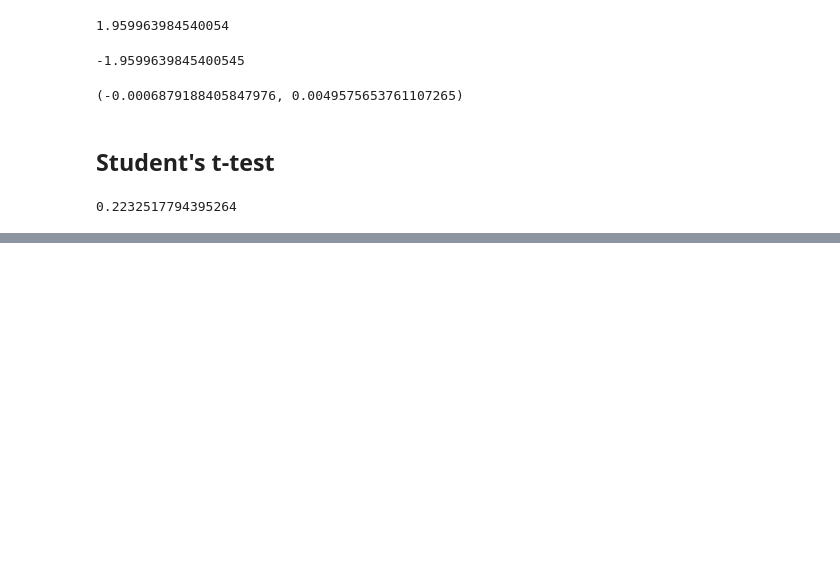
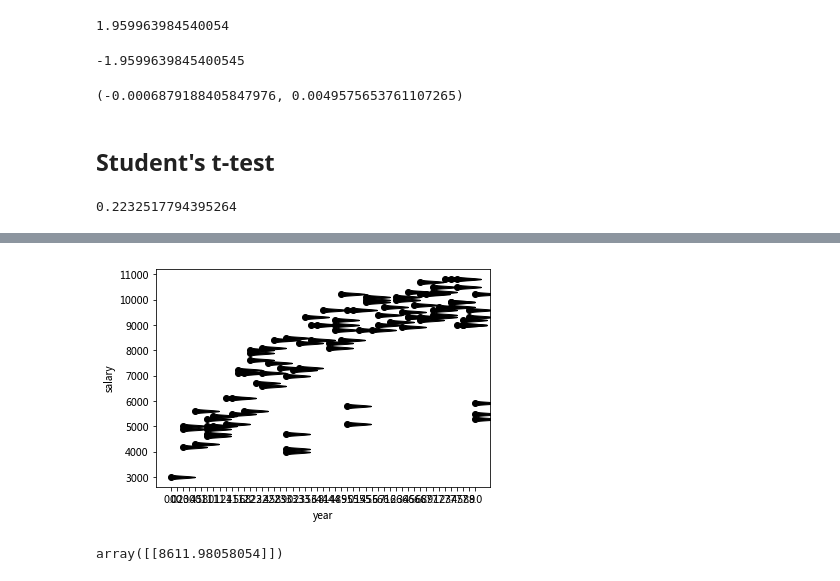
Before and after one commit to ywchiu/tibamepy, a Jupyter notebook: Demo20180303.ipynb, the cells around one changed output, grey strips where cells are left out. Drawn from its saved outputs; the diff is of its cells as text; code cells hidden in the pictures; blank space fills up the shorter version.

```diff
--- a/Demo20180303.ipynb
+++ b/Demo20180303.ipynb
@@ -382,0 +418,15 @@ print(one_sample[1]/2)
+# %%
+from matplotlib import pyplot as plt
+X = df[['year']]
+Y = df['salary'].values
+plt.scatter(X, Y, color='black')
+plt.xlabel('year')
+plt.ylabel('salary')
+#plt.figure([20,10])
+plt.show()
+# %% [output]
+[figure, added]
+# %%
+regr.predict(5)
+# %% [output]
+array([[8611.98058054]])
```
Also changed, not shown: parts of 24 cells of this notebook.
